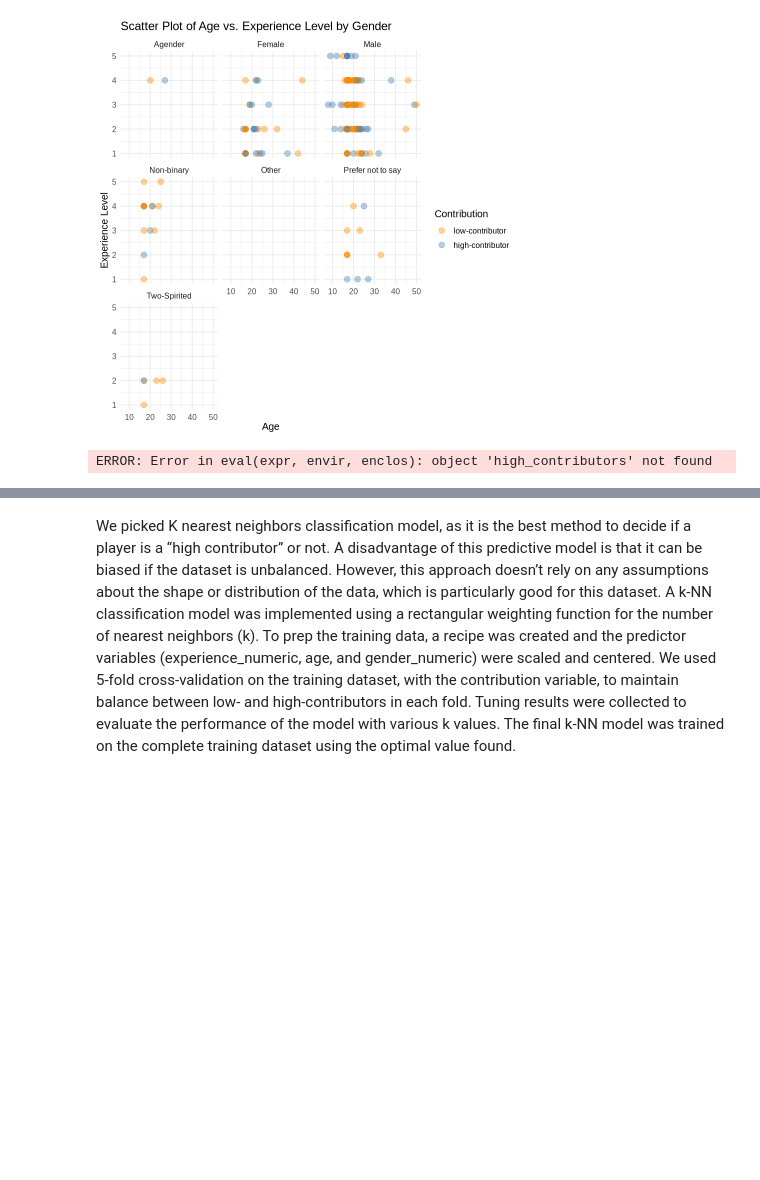
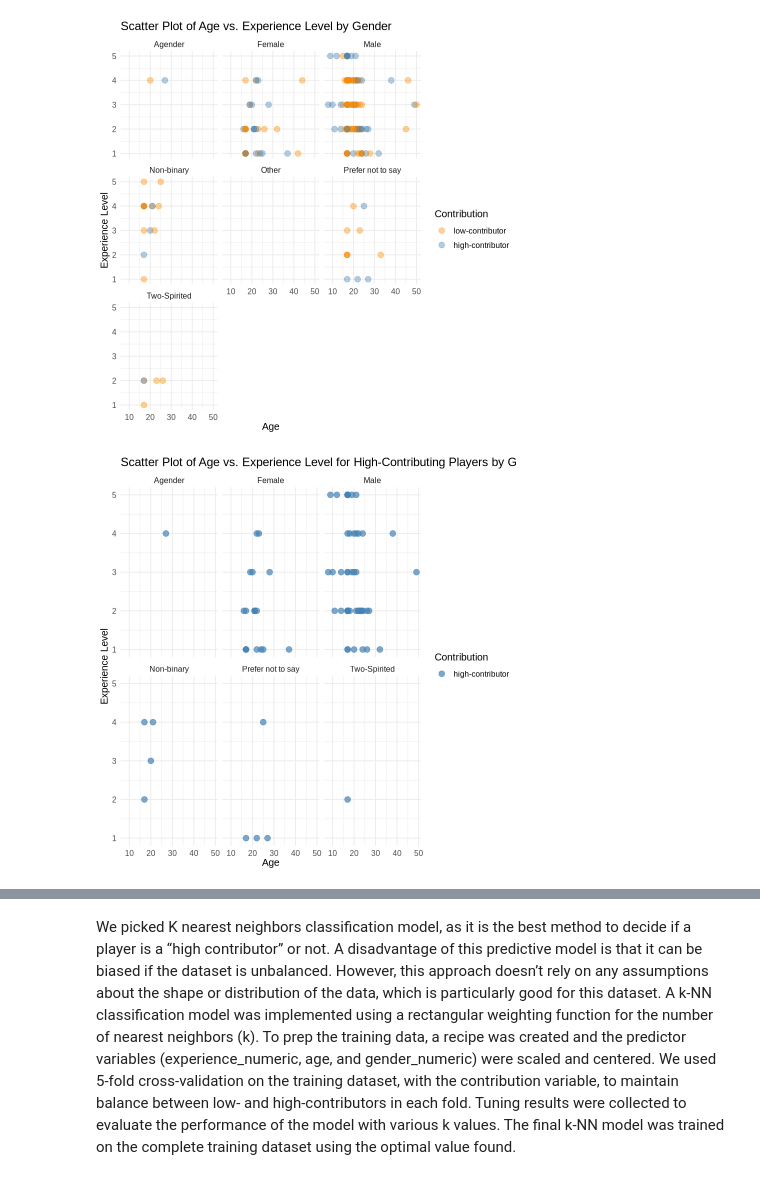
Before and after one commit to ahryniw/Project-2, a Jupyter notebook: Project-2.ipynb, the cells around one changed output, grey strips where cells are left out. Cells and saved outputs as stored; diff of their text form; code cells hidden in the pictures; blank space fills up the shorter version.

```diff
--- a/Project-2.ipynb
+++ b/Project-2.ipynb
@@ -198,25 +228,18 @@ Warning message:
 # %%
 # =====================
 # 5. High-Contributors Only Plot
 # =====================
 # Assume high_contributors is pre-filtered from 'players'
-ggplot(high_contributors, aes(x = age, y = experience_numeric, color = contribution)) +
+high_contributors = filter(players,contribution=="high-contributor")
+ggplot(high_contributors, aes(x = Age, y = experience_numeric, color = contribution)) +
   geom_point(alpha = 0.7, size = 3) +
   scale_color_manual(values = c("high-contributor" = "steelblue")) +
   labs(
     title = "Scatter Plot of Age vs. Experience Level for High-Contributing Players by Gender",
     x = "Age", y = "Experience Level", color = "Contribution"
   ) +
   facet_wrap(~ gender) +
   theme_minimal() +
   theme(text = element_text(size = 12))
+# %% [output]
+[figure, added]
-# %%
-The final model was used to generate predictions on the test set. Performance was assessed using classification metrics:
-Accuracy: 0.60
-→ 60% of the model’s predictions were correct.
-Precision: 0.604
-→ Of all the times the model predicted "high-contributor," 60.42% were accurate. The relatively low precision indicates the model often mislabeled "low-contributors" as "high-contributors."
-Recall: 0.966
-→ The model correctly identified 96.67% of actual "low-contributors." This high recall shows the model is very effective at detecting the majority of true "low-contributors."
-# %% [output]
-ERROR: Error in eval(expr, envir, enclos): object 'high_contributors' not found
```
Also changed, not shown: parts of 7 cells of this notebook.
